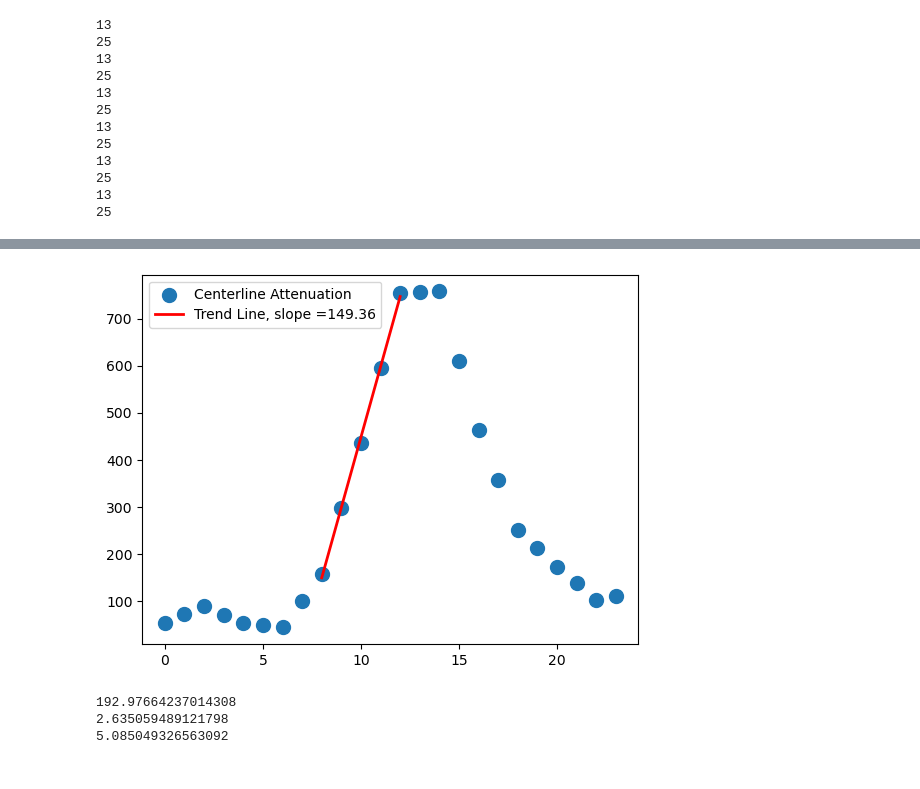
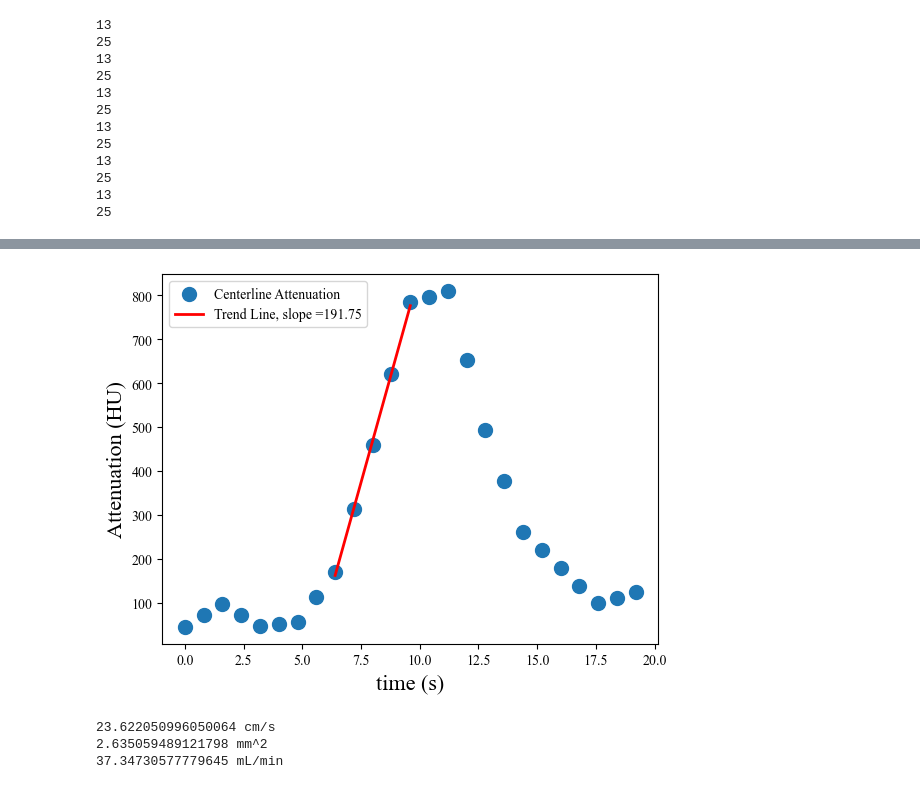
Before and after one commit to aseresti/ContrastDispersion, a Jupyter notebook: scripts/TestAutoPipeline.ipynb, the cells around one changed output, grey strips where cells are left out. Cells and saved outputs as stored; diff of their text form; code cells hidden in the pictures.

```diff
--- a/scripts/TestAutoPipeline.ipynb
+++ b/scripts/TestAutoPipeline.ipynb
@@ -28,6 +28,10 @@ import xml.etree.ElementTree as ET
 from scipy.stats import linregress
 from vtk.util.numpy_support import vtk_to_numpy, numpy_to_vtk
 from utilities import *
+
+plt.rcParams['font.family'] = 'Times New Roman'
+plt.rcParams['mathtext.fontset'] = 'custom'
+plt.rcParams['mathtext.rm'] = 'Times New Roman'
 # %%
 path_ = "/Users/ana/Documents/AnahitaSeresti/06_ContrastDispersion/3_VesselProjection/VA08B"
 graft_name = "LIMA"
@@ -290,7 +294,7 @@ def SequentialCut(PointsArray, interval=3):
     indeces_1 = indeces_1
 
     indeces_2 = [indeces[i] for i in range(len(indeces_1)) if indeces_1[i] != 1]
-    indeces_2[0] = 2
+    #indeces_2[0] = 2
 
     return indeces_2
 # %%
@@ -454,9 +458,9 @@ for idx in indeces_u:
     tac[-1] = cross_section_mean_array[-1]
 
     if leading:
-        UpperMeanArrays[cumulative_distance[idx]] = tac[1:]
+        UpperMeanArrays[cumulative_distance[idx]] = tac
     else:
-        UpperMeanArrays[cumulative_distance[idx]] = tac[:-1]
+        UpperMeanArrays[cumulative_distance[idx]] = tac
 # %%
 count = [i for i in range(len(tac) - 1)]
 plt.figure()
@@ -495,9 +499,9 @@ for idx in indeces_l:
     print(len(tac))
 
     if leading:
-        LowerMeanArrays[cumulative_distance[len(centerline_upper_points) + idx]] = tac[:-1]
+        LowerMeanArrays[cumulative_distance[len(centerline_upper_points) + idx]] = tac
     else:
-        LowerMeanArrays[cumulative_distance[len(centerline_upper_points) + idx]] = tac[1:]
+        LowerMeanArrays[cumulative_distance[len(centerline_upper_points) + idx]] = tac
 # %% [output]
 13
 25
@@ -551,32 +562,36 @@ plt.show()
 # %%
 upslope_begins = 8
 upslope_ends = 13
 
+heart_rate = 75 #beats per minutes
+beat_duration = 60/heart_rate
+
 array = UpperMeanArrays[list(UpperMeanArrays.keys())[0]]
 
 Upslope = array[upslope_begins:upslope_ends]
-count = [i for i in range(len(array))]
-count_upslope = [i for i in range(upslope_begins, upslope_ends)]
+count = [i * beat_duration for i in range(len(array))]
+count_upslope = [i * beat_duration for i in range(upslope_begins, upslope_ends)]
 
 plt.figure()
 plt.scatter(count, array, marker = 'o', s = 100, label = "Centerline Attenuation")
 x_fit = np.linspace(min(count_upslope), max(count_upslope), 100).reshape(-1,1)
 slope_t, intercept, _, _, _ = linregress(count_upslope, Upslope)
 y_fit = slope_t * x_fit + intercept
 plt.plot(x_fit, y_fit, 'r-', linewidth=2, label= f"Trend Line, slope ={int(slope_t*100)/100}")
-
-plt.legend()
+plt.xlabel("time (s)", size = 16)
+plt.ylabel("Attenuation (HU)", size = 16)
+plt.legend(loc = 'upper left')
 plt.show()
 # %% [output]
-[figure, old version]
+[figure, new version]
 # %%
 velocity = abs(slope_t/slope_s)
-flow_rate = velocity*Area/100
+flow_rate = velocity*Area/1000*60
 
-print(velocity)
-print(Area)
-print(flow_rate)
+print(velocity/10, "cm/s")
+print(Area, "mm^2")
+print(flow_rate, "mL/min")
 # %% [output]
-192.97664237014308
-2.635059489121798
-5.085049326563092
+23.622050996050064 cm/s
+2.635059489121798 mm^2
+37.34730577779645 mL/min
```
Also changed, not shown: parts of 4 cells of this notebook.
